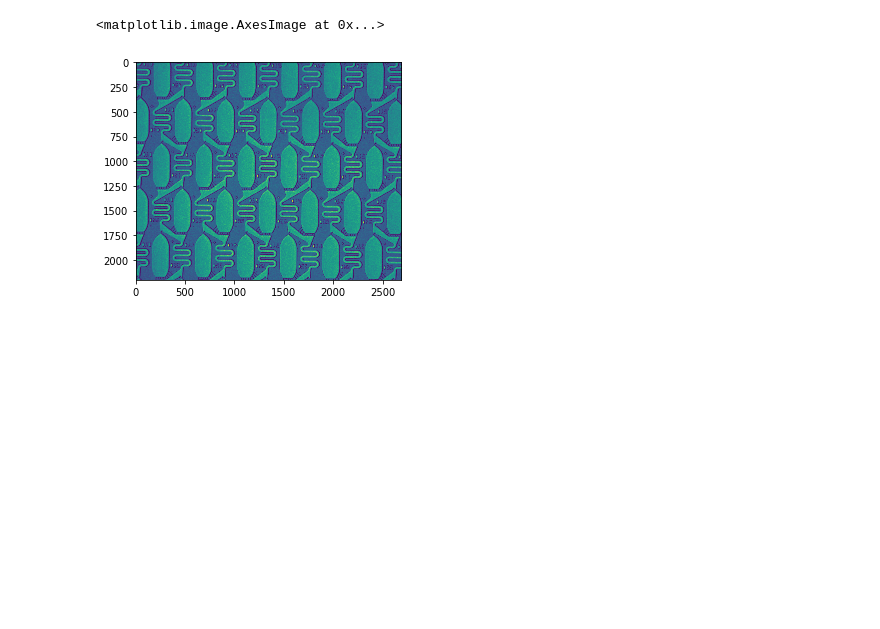
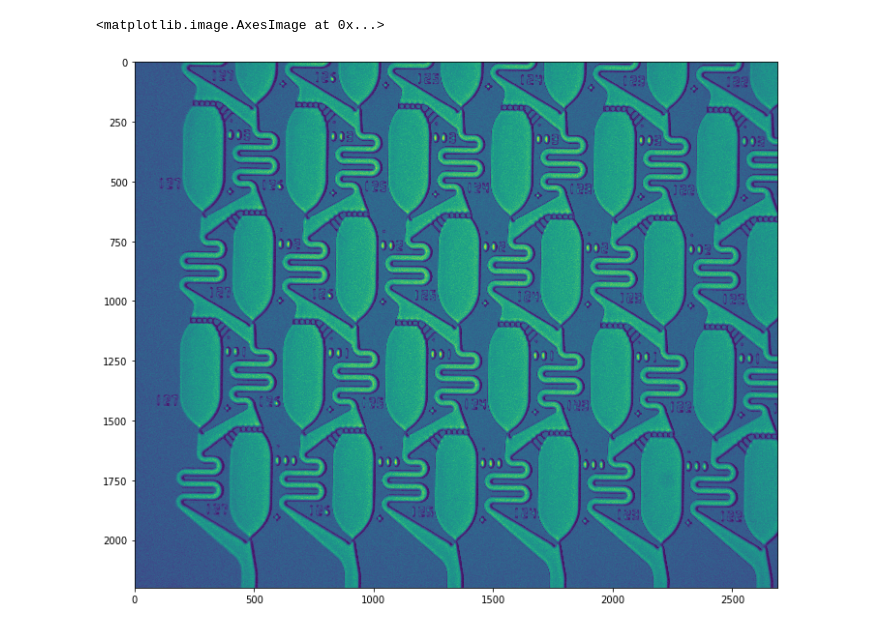
Before and after one commit to yellenlab/SmartScope, a Jupyter notebook: python/notebook/testing/general.ipynb, the cells around one changed output. Drawn from its saved outputs; the diff is of its cells as text; code cells hidden in the pictures; blank space fills up the shorter version.

```diff
--- a/python/notebook/testing/general.ipynb
+++ b/python/notebook/testing/general.ipynb
@@ -30,7 +21,15 @@ sc_utils.close_cam(cam)
-# %%
-import matplotlib.pyplot as plt
-%matplotlib inline
-plt.imshow(frame)
-# %% [output]
-<matplotlib.image.AxesImage at 0x...>
-[figure, removed]
+# %%
+import sc_utils
+import numpy as np
+
+cam = sc_utils.start_cam()
+frame = cam.get_frame(exp_time=1)#.reshape(cam.sensor_size[::-1])
+frame = np.flipud(frame)
+sc_utils.close_cam(cam)
+
+import matplotlib.pyplot as plt
+plt.rcParams['figure.figsize'] = [15, 10]
+plt.imshow(frame)
+# %% [output]
+<matplotlib.image.AxesImage at 0x...>
+[figure, added]
```
Also changed, not shown: parts of 16 cells of this notebook, 11 other files.
